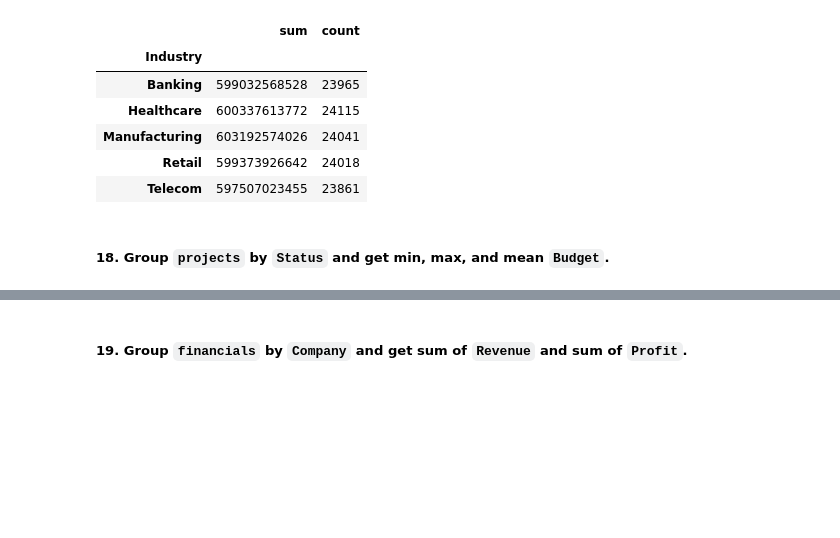
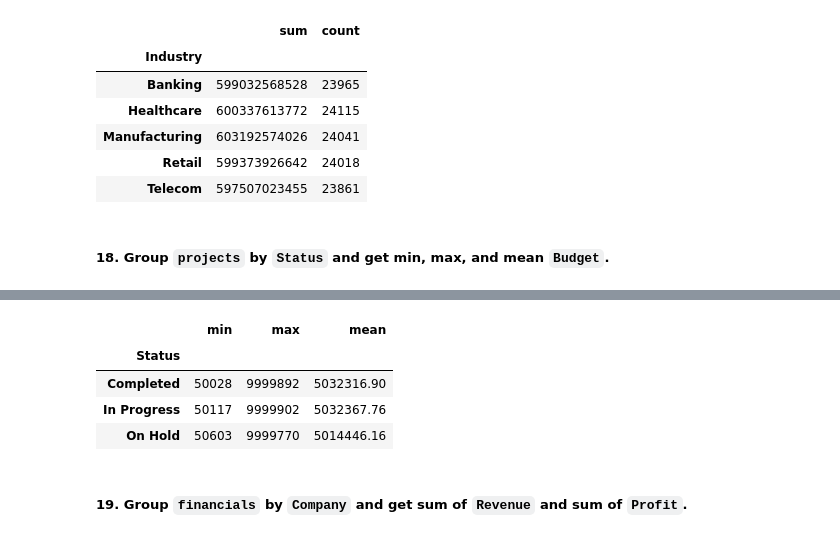
Before and after one commit to shiva3994/Projects, a Jupyter notebook: Python/L_Big4_India.ipynb, the cells around one changed output, grey strips where cells are left out. Cells and saved outputs as stored; diff of their text form; code cells hidden in the pictures; blank space fills up the shorter version.

```diff
--- a/Python/L_Big4_India.ipynb
+++ b/Python/L_Big4_India.ipynb
@@ -774,2 +783,10 @@ data_dict['Clients'].groupby('Industry')['ContractValue'].agg(['sum','count']).r
+# %%
+data_dict['Projects'].groupby('Status')['Budget'].agg(['min','max','mean']).round(2)
+# %% [output]
+|  | min | max | mean |
+| Status |  |  |  |
+| Completed | 50028 | 9999892 | 5032316.90 |
+| In Progress | 50117 | 9999902 | 5032367.76 |
+| On Hold | 50603 | 9999770 | 5014446.16 |
 # %% [markdown]
 ##### 19. Group `financials` by `Company` and get sum of `Revenue` and sum of `Profit`.
```
Also changed, not shown: parts of 2 cells of this notebook.
